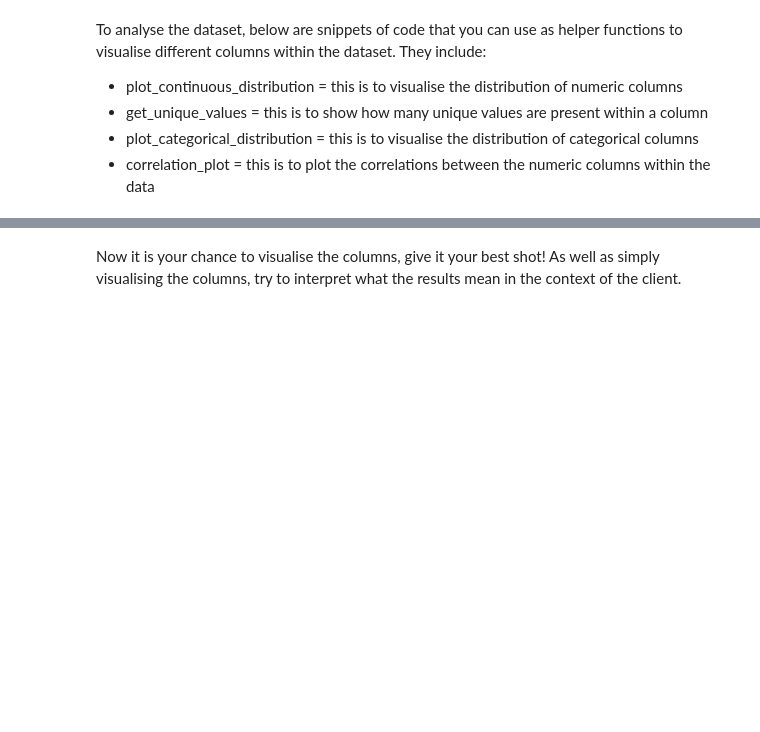
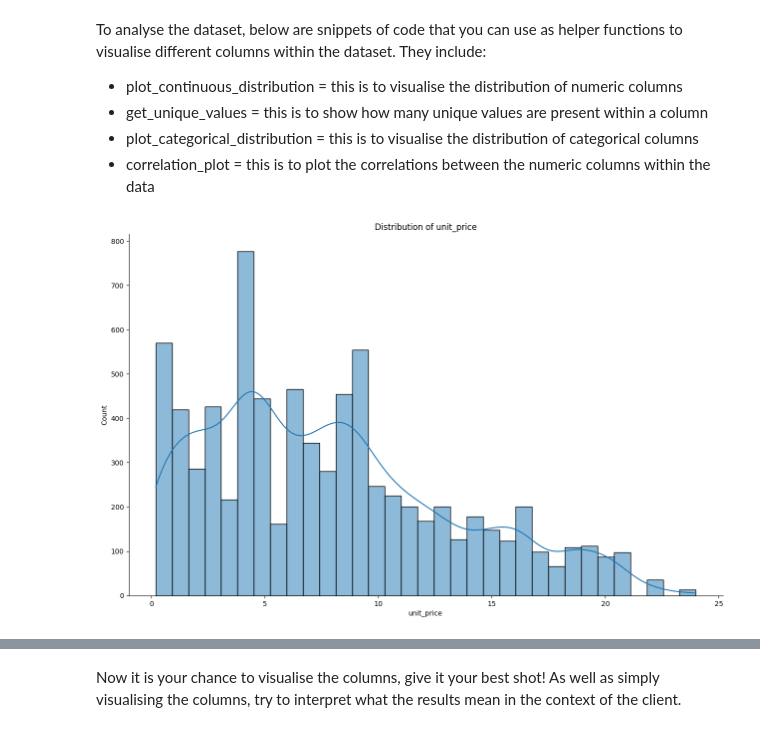
Before and after one commit to Dhru-win/cognizant, a Jupyter notebook: eda.ipynb, the cells around one changed output, grey strips where cells are left out. Saved outputs shown, nothing was run; the diff lists cells and outputs as text; code cells hidden in the pictures; blank space fills up the shorter version.

```diff
--- a/eda.ipynb
+++ b/eda.ipynb
@@ -146,3 +167,7 @@ def plot_categorical_distribution(data: pd.DataFrame = None, column: str = None,
 def correlation_plot(data: pd.DataFrame = None):
   corr = df.corr()
   corr.style.background_gradient(cmap='coolwarm')
+# %%
+plot_continuous_distribution(df, 'unit_price')
+# %% [output]
+[figure, added]
```
Also changed, not shown: parts of 7 cells of this notebook.
